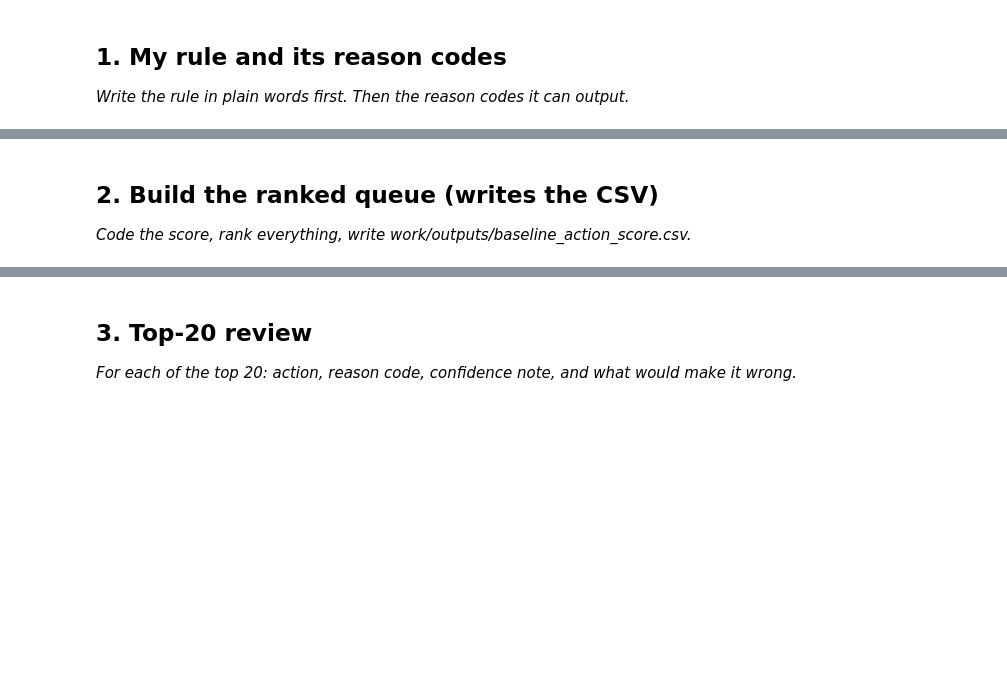
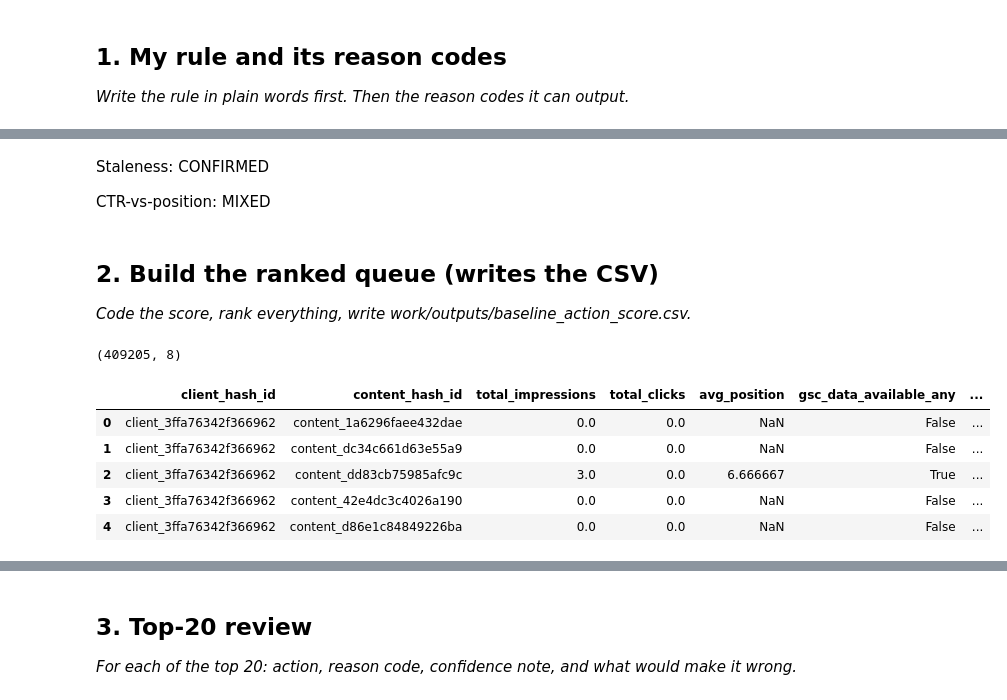
Before and after one commit to tracy030115/flyrank-ml, a Jupyter notebook: work/notebooks/w04_baseline_score.ipynb, the cells around one changed output, grey strips where cells are left out. Drawn from its saved outputs; the diff is of its cells as text; code cells hidden in the pictures; blank space fills up the shorter version.

```diff
--- a/work/notebooks/w04_baseline_score.ipynb
+++ b/work/notebooks/w04_baseline_score.ipynb
@@ -16,3 +90,7 @@ This skeleton is yours to fill. Work the sections **in order** — each one has
+# %% [markdown]
+Staleness: CONFIRMED
+
+CTR-vs-position: MIXED
 # %% [markdown]
 ## 2. Build the ranked queue (writes the CSV)
 
@@ -22,0 +98,56 @@ This skeleton is yours to fill. Work the sections **in order** — each one has
+# %%
+# This cell is for CODE (numbers, a query, a check).
+# Write your text answer in the cell ABOVE this one — typing sentences here breaks Run All.
+import os
+import pandas as pd
+import numpy as np
+
+page_level = con.sql(f"""
+    WITH ref AS (
+        SELECT MAX(report_date) AS max_date
+        FROM read_parquet('{rel}/fact_content_daily_performance_sample.parquet')
+    ),
+    fact_agg AS (
+        SELECT
+            client_hash_id,
+            content_hash_id,
+            SUM(gsc_impressions) AS total_impressions,
+            SUM(gsc_clicks) AS total_clicks,
+            AVG(gsc_avg_position) AS avg_position,
+            BOOL_OR(gsc_data_available) AS gsc_data_available_any
+        FROM read_parquet('{rel}/fact_content_daily_performance_sample.parquet')
+        GROUP BY client_hash_id, content_hash_id
+    ),
+    staleness AS (
+        SELECT
+            dc.content_hash_id,
+            DATE_DIFF('day', dc.content_updated_date, ref.max_date) AS days_since_last_update
+        FROM read_parquet('{rel}/dim_content.parquet') dc
+        CROSS JOIN ref
+    )
+    SELECT
+        f.client_hash_id,
+        f.content_hash_id,
+        f.total_impressions,
+        f.total_clicks,
+        f.avg_position,
+        f.gsc_data_available_any,
+        s.days_since_last_update,
+        CASE WHEN f.total_impressions > 0
+             THEN f.total_clicks * 1.0 / f.total_impressions
+             ELSE NULL
+        END AS ctr
+    FROM fact_agg f
+    LEFT JOIN staleness s ON f.content_hash_id = s.content_hash_id
+""").df()
+
+print(page_level.shape)
+page_level.head()
+# %% [output]
+(409205, 8)
+|  | client_hash_id | content_hash_id | total_impressions | total_clicks | avg_position | gsc_data_available_any | ... |
+| 0 | client_3ffa76342f366962 | content_1a6296faee432dae | 0.0 | 0.0 | NaN | False | ... |
+| 1 | client_3ffa76342f366962 | content_dc34c661d63e55a9 | 0.0 | 0.0 | NaN | False | ... |
+| 2 | client_3ffa76342f366962 | content_dd83cb75985afc9c | 3.0 | 0.0 | 6.666667 | True | ... |
+| 3 | client_3ffa76342f366962 | content_42e4dc3c4026a190 | 0.0 | 0.0 | NaN | False | ... |
+| 4 | client_3ffa76342f366962 | content_d86e1c84849226ba | 0.0 | 0.0 | NaN | False | ... |
```
Also changed, not shown: parts of 14 cells of this notebook.
